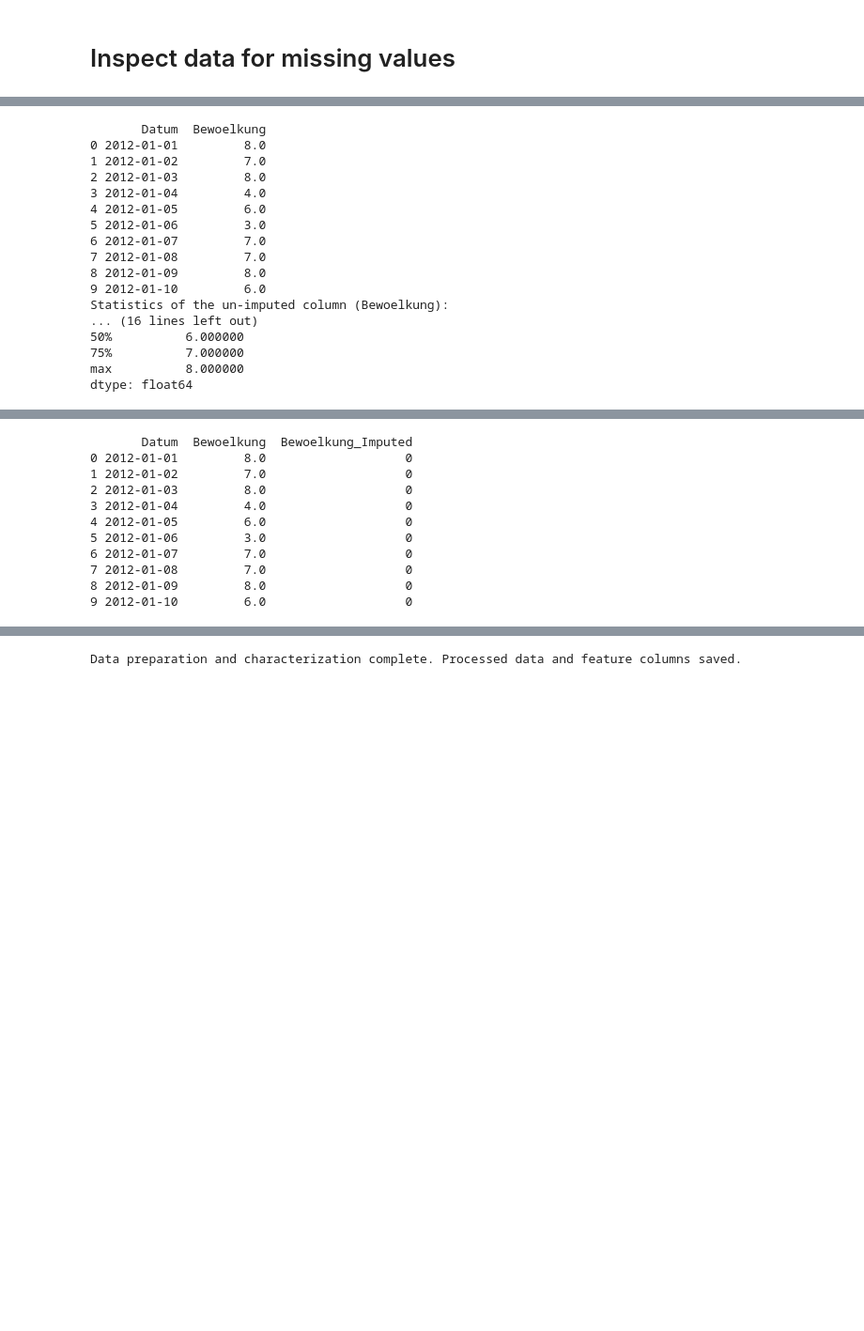
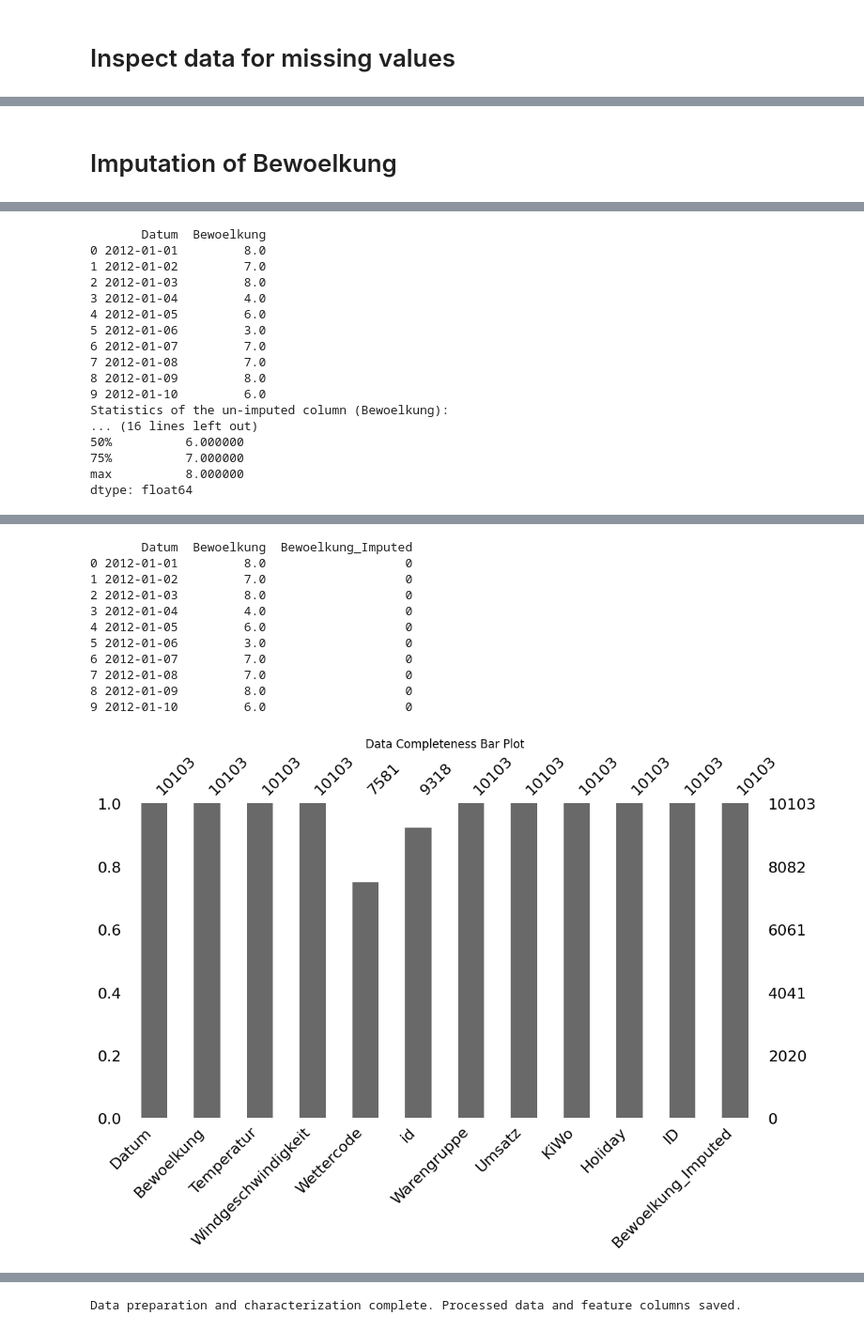
Before and after one commit to Marcel-Ag/Team_Raum-3_BakerySalesPredictions, a Jupyter notebook: 0_DataPreparation/DataPrep.ipynb, the cells around one changed output, grey strips where cells are left out. Shown at 94% size. Cells and saved outputs as stored; diff of their text form; code cells hidden in the pictures; blank space fills up the shorter version.

```diff
--- a/0_DataPreparation/DataPrep.ipynb
+++ b/0_DataPreparation/DataPrep.ipynb
@@ -117,6 +117,8 @@ memory usage: 868.4+ KB
 None
 [figure]
 [figure]
+# %% [markdown]
+# Imputation of Bewoelkung
 # %%
 import pandas as pd
 import matplotlib.pyplot as plt
@@ -231,13 +233,18 @@ ax.legend()
 plt.show()
 
 # Create a mask for the original missing values
-missing_mask = df['Bewoelkung'].isnull()
+missing_mask_bewoelkung = df['Bewoelkung'].isnull()
 
 # Add a column to mark the imputed values
-df['Bewoelkung_Imputed'] = missing_mask.astype(int)
+df['Bewoelkung_Imputed'] = missing_mask_bewoelkung.astype(int)
 
 # Verify the new column
 print(df[['Datum', 'Bewoelkung', 'Bewoelkung_Imputed']].head(10))
+
+#barplot of complete data
+msno.bar(df, figsize=(12, 6))
+plt.title('Data Completeness Bar Plot')
+plt.show()
 # %% [output]
 8347   2017-10-30
 8348   2017-10-30
@@ -259,30 +266,31 @@ Name: Datum, dtype: datetime64[ns]
 [figure]
        Datum  Bewoelkung
 0 2012-01-01         8.0
 1 2012-01-02         7.0
 2 2012-01-03         8.0
 3 2012-01-04         4.0
 4 2012-01-05         6.0
 5 2012-01-06         3.0
 6 2012-01-07         7.0
 7 2012-01-08         7.0
 8 2012-01-09         8.0
 9 2012-01-10         6.0
 Statistics of the un-imputed column (Bewoelkung):
 ... (16 lines left out)
 50%          6.000000
 75%          7.000000
 max          8.000000
 dtype: float64
 [figure]
        Datum  Bewoelkung  Bewoelkung_Imputed
 0 2012-01-01         8.0                   0
 1 2012-01-02         7.0                   0
 2 2012-01-03         8.0                   0
 3 2012-01-04         4.0                   0
 4 2012-01-05         6.0                   0
 5 2012-01-06         3.0                   0
 6 2012-01-07         7.0                   0
 7 2012-01-08         7.0                   0
 8 2012-01-09         8.0                   0
 9 2012-01-10         6.0                   0
+[figure, added]
```
Also changed, not shown: parts of 5 cells of this notebook, 2 other files.
